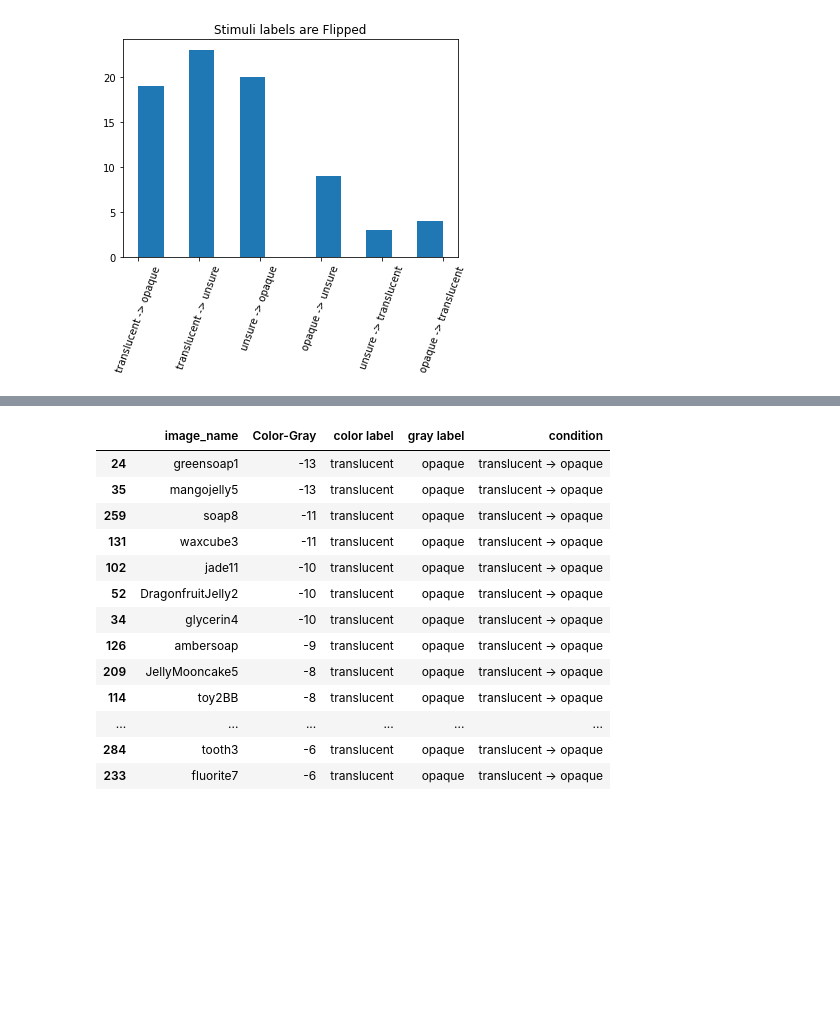
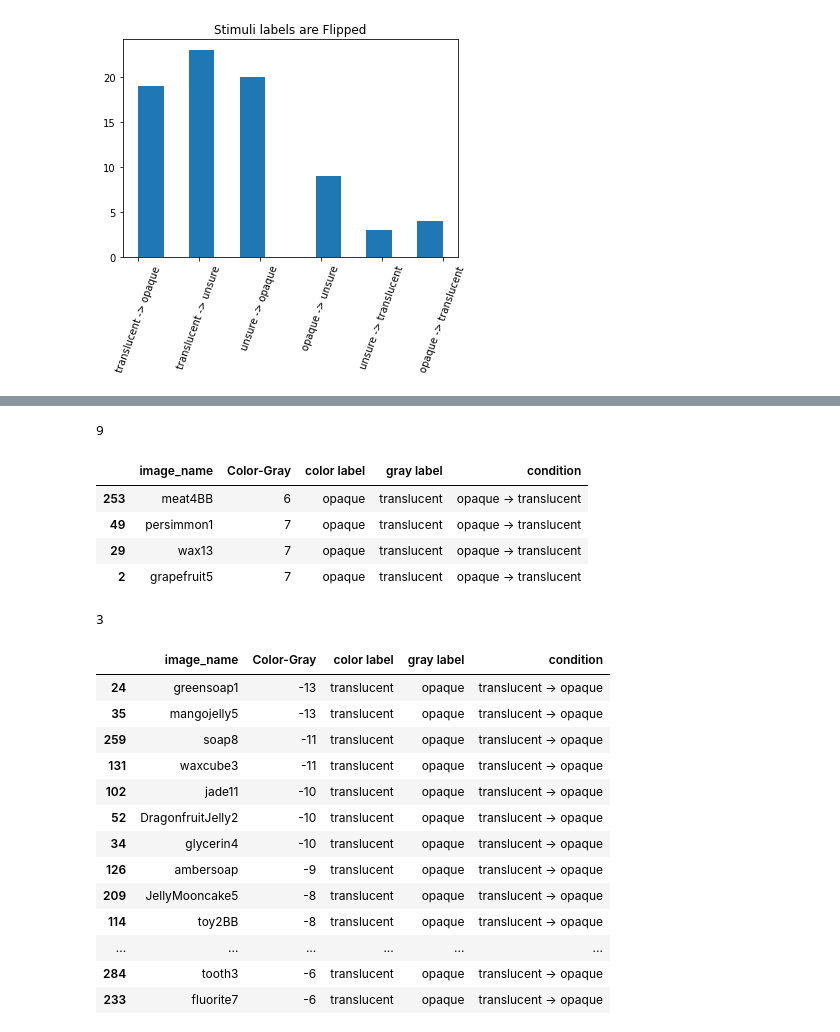
Before and after one commit to cl3789/Translucency-JOV2021, a Jupyter notebook: Analysis/analysis-GrayCP.ipynb, the cells around one changed output, grey strips where cells are left out. Saved outputs shown, nothing was run; the diff lists cells and outputs as text; code cells hidden in the pictures; blank space fills up the shorter version.

```diff
--- a/Analysis/analysis-GrayCP.ipynb
+++ b/Analysis/analysis-GrayCP.ipynb
@@ -1077,3 +1106,20 @@ shape(diff_label_BC)
+# %%
+diff_label_BC.loc[diff_label_BC['condition'] == "opaque -> unsure"].shape[0]
+# %% [output]
+9
+# %%
+diff_label_BC.loc[diff_label_BC['condition'] == "opaque -> translucent"].shape[0]
+diff_label_BC.loc[diff_label_BC['condition'] == "opaque -> translucent"]
+# %% [output]
+|  | image_name | Color-Gray | color label | gray label | condition |
+| 253 | meat4BB | 6 | opaque | translucent | opaque -> translucent |
+| 49 | persimmon1 | 7 | opaque | translucent | opaque -> translucent |
+| 29 | wax13 | 7 | opaque | translucent | opaque -> translucent |
+| 2 | grapefruit5 | 7 | opaque | translucent | opaque -> translucent |
+# %%
+diff_label_BC.loc[diff_label_BC['condition'] == "unsure -> translucent"].shape[0]
+# %% [output]
+3
 # %%
 pd.set_option('display.max_rows', None)
 #diff_label_BC
```
Also changed, not shown: parts of 10 cells of this notebook, 57 other files.
